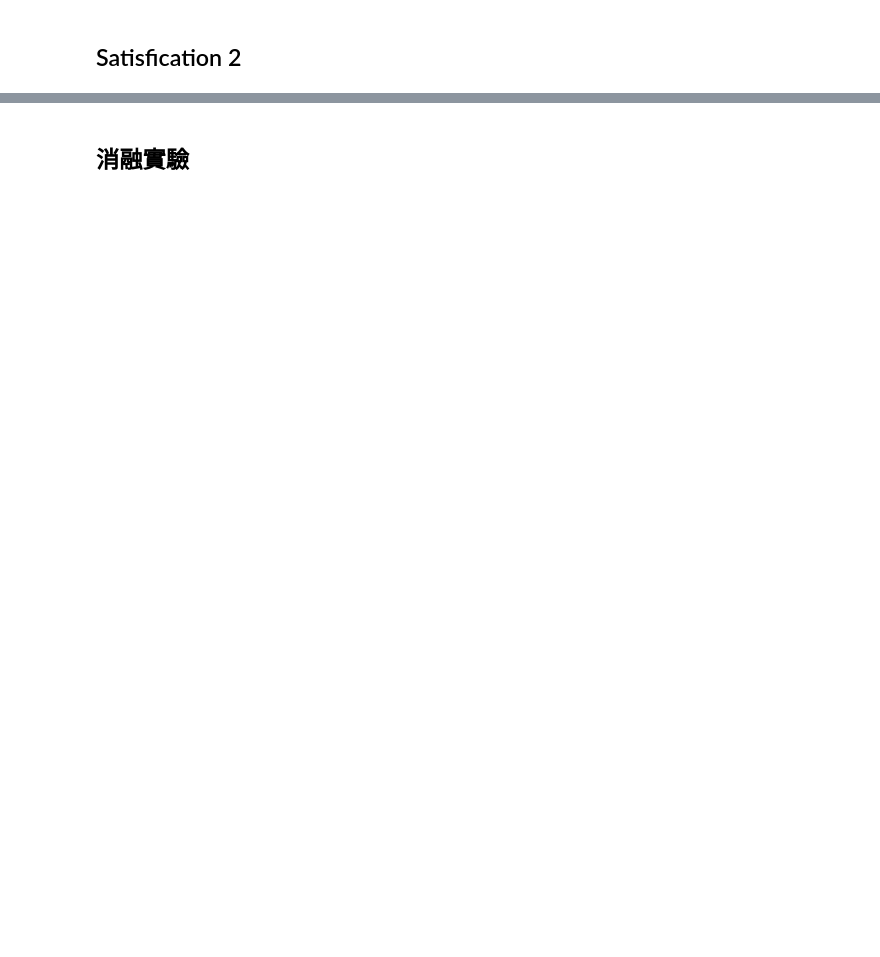
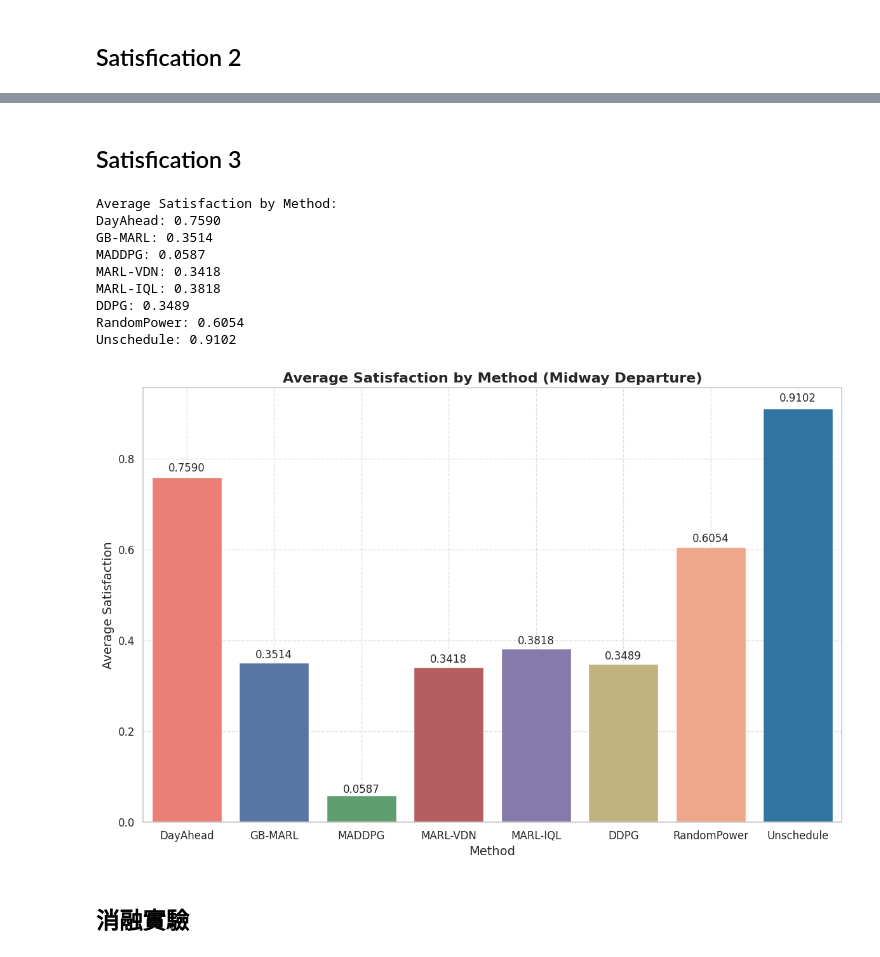
Before and after one commit to carlwang49/MY_WORK, a Jupyter notebook: Evaluation.ipynb, the cells around one changed output, grey strips where cells are left out. Saved outputs shown, nothing was run; the diff lists cells and outputs as text; code cells hidden in the pictures; blank space fills up the shorter version.

```diff
--- a/Evaluation.ipynb
+++ b/Evaluation.ipynb
@@ -792,0 +793,2 @@ Unschedule: 1.0000
+# %% [markdown]
+## Satisfication 3
@@ -793,3 +830,69 @@ Unschedule: 1.0000
+# %%
+# read data
+soc_file = '/soc_history.csv'
+DayAhead_soc_file_file = DayAhead_dir + soc_file
+GB_MARL_soc_file_file = GB_MARL_dir + test_soc_file
+MADDPG_soc_file_file = MADDPG_dir + test_soc_file
+VDN_soc_file_file = VDN_dir + test_soc_file
+IQL_soc_file_file = IQL_dir + test_soc_file
+DDPG_soc_file_file = DDPG_dir + test_soc_file
+Random_soc_file_file = Random_dir + soc_file
+Unschedule_soc_file_file = Unschedule_dir + soc_file
+
+methods = [DayAhead_soc_file_file, GB_MARL_soc_file_file, MADDPG_soc_file_file, VDN_soc_file_file,
+           IQL_soc_file_file, DDPG_soc_file_file, Random_soc_file_file, Unschedule_soc_file_file]
+method_names = ['DayAhead', 'GB-MARL', 'MADDPG', 'MARL-VDN', 'MARL-IQL', 'DDPG', 'RandomPower', 'Unschedule']
+data_frames = []
+
+for method in methods:
+    df = pd.read_csv(method)
+    # print(df)
+    satisfaction = calculate_midway_satisfaction_3(df, start_datetime, end_datetime)
+    # print(satisfaction)
+    # print('-' * 50)
+    data_frames.append(satisfaction)
+
+# calculate average satisfaction
+avg_satisfaction = [s.mean() for s in data_frames]
+
+# print the average satisfaction for each method
+print("Average Satisfaction by Method:")
+for method_name, satisfaction in zip(method_names, avg_satisfaction):
+    print(f'{method_name}: {satisfaction:.4f}')
+
+sns.set(style="whitegrid")
+# plot average satisfaction bar chart
+plt.figure(figsize=(12, 8))
+bars = sns.barplot(x=method_names, y=avg_satisfaction, palette=['#FF6F61', '#4C72B0', '#55A868', '#C44E52', '#8172B3', '#CCB974', '#FFA07A', '#1F77B4'])
+
+# add labels and title
+plt.xlabel('Method', fontsize=14)
+plt.ylabel('Average Satisfaction', fontsize=14)
+plt.title(f'Average Satisfaction by Method (Midway Departure)', fontsize=16, fontweight='bold')
+plt.grid(True, linestyle='--', alpha=0.6)
+
+# display average satisfaction on top of each bar
+for bar, yval in zip(bars.patches, avg_satisfaction):
+    height = bar.get_height()
+    plt.text(bar.get_x() + bar.get_width()/2, height + 0.01 * height, f'{height:.4f}', ha='center', va='bottom', fontsize=12)
+
+plt.xticks(fontsize=12)
+plt.yticks(fontsize=12)
+plt.tight_layout()
+
+plt.show()
+plt.show()
+# %% [output]
+Average Satisfaction by Method:
+DayAhead: 0.7590
+GB-MARL: 0.3514
+MADDPG: 0.0587
+MARL-VDN: 0.3418
+MARL-IQL: 0.3818
+DDPG: 0.3489
+RandomPower: 0.6054
+Unschedule: 0.9102
+[figure, added]
 # %% [markdown]
 ## 消融實驗
 # %%
```
Also changed, not shown: parts of 6 cells of this notebook, 1 other file.
